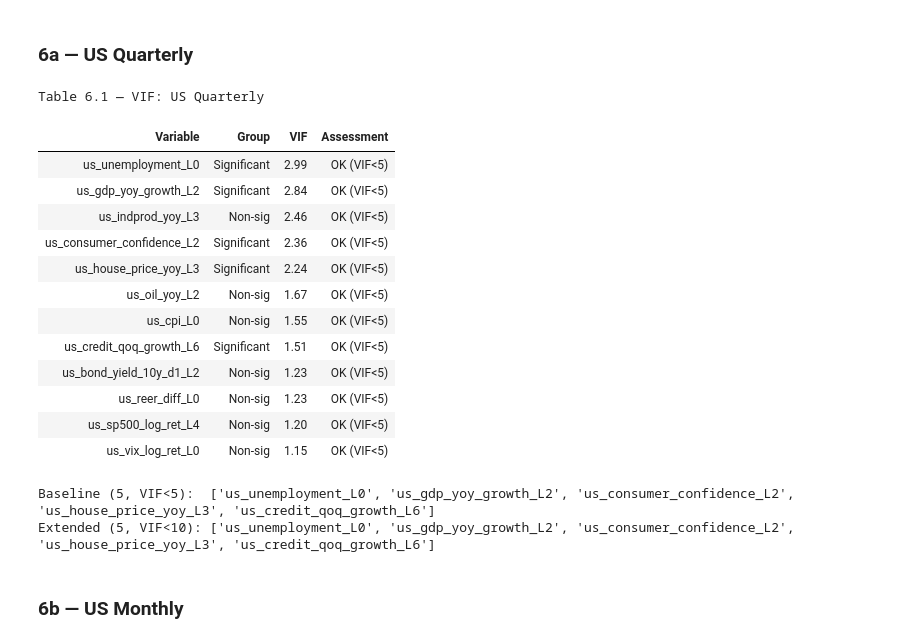
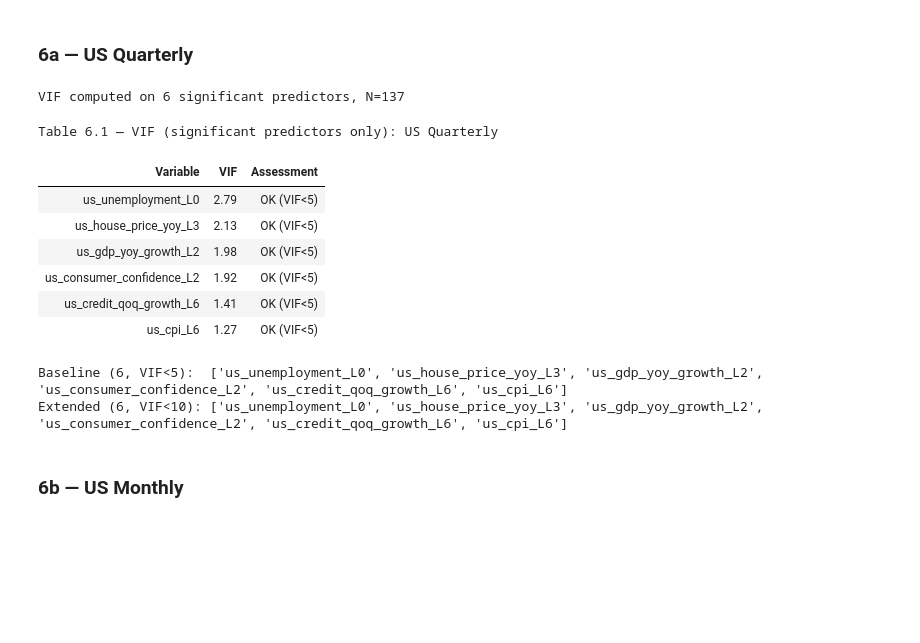
Before and after one commit to hogandan85/ST-498, a Jupyter notebook: Code/01_EDA.ipynb, the cells around one changed output. Cells and saved outputs as stored; diff of their text form; code cells hidden in the pictures; blank space fills up the shorter version.

```diff
--- a/Code/01_EDA.ipynb
+++ b/Code/01_EDA.ipynb
@@ -310,7 +308,7 @@ fig.add_hline(y=mean_val, line_dash='dash', line_color=GREY, line_width=1.5,
               annotation_position='top right', annotation_font_color=GREY)
 fig = add_recessions(fig, RECESSIONS_USM)
 for s, e in [('2007', '2010'), ('2019', '2021')]:
-    sub = df_usq[TARGET_USQ].loc[s:e].dropna()
+    sub = df_usm[TARGET_USM].loc[s:e].dropna()
     if not sub.empty:
         fig.add_annotation(x=sub.idxmax(), y=sub.max(), text=f'{sub.max():.1f}%',
             showarrow=True, arrowhead=2, arrowcolor=RED,
@@ -506,8 +503,6 @@ df_usq['us_delinquency_rate_raw'] = df_usq[TARGET].copy()
 df_usq['delinquency_spline'] = df_usq[TARGET].copy()
 covid_idx = np.where(covid_mask)[0]
 df_usq.loc[covid_mask, 'delinquency_spline'] = cs(covid_idx)
-df_usq['us_delinquency_rate'] = df_usq['delinquency_spline'].copy()
-df_usq['covid_dummy'] = covid_mask.astype(int)
 
 # Overwrite us_delinquency_rate with adjusted series so all downstream
 # notebooks inherit the correction automatically
@@ -1711,15 +1743,16 @@ multicollinearity must be evaluated as variables will actually enter the model
 def mc_block(df_m, lag_df, lag_spec, sig_vars, all_vars, prefix, label):
     non_sig   = [v for v in all_vars if v not in sig_vars]
     all_lcols = [lag_spec[v]['col'] for v in all_vars if v in lag_spec and lag_spec[v]['col'] in df_m.columns]
+    sig_lcols = [lag_spec[v]['col'] for v in sig_vars if v in lag_spec and lag_spec[v]['col'] in df_m.columns]
     non_lcols = [lag_spec[v]['col'] for v in non_sig  if v in lag_spec and lag_spec[v]['col'] in df_m.columns]
     if not all_lcols:
         print(f'No lagged columns found for {label}')
         return None, [], []
-    df_mc = df_m[all_lcols].dropna().copy()
-    corr  = df_mc.corr()
-    short = [c.replace(prefix, '').replace('_', ' ').title() for c in corr.columns]
 
-    # Correlation heatmap
+    df_corr = df_m[all_lcols].dropna().copy()
+    corr    = df_corr.corr()
+    short   = [c.replace(prefix, '').replace('_', ' ').title() for c in corr.columns]
+
     fig = go.Figure()
     fig.add_trace(go.Heatmap(z=corr.values, x=short, y=short,
         colorscale='RdBu_r', zmid=0, zmin=-1, zmax=1,
@@ -1744,27 +1777,24 @@ def mc_block(df_m, lag_df, lag_spec, sig_vars, all_vars, prefix, label):
         template=TEMPLATE, height=650, width=820, margin=dict(t=110, b=40, l=40, r=40))
     fig.show()
 
-    # VIF table
-    X_vif = sm.add_constant(df_mc.copy())
+    df_vif = df_m[sig_lcols].dropna().copy()
+    X_vif  = sm.add_constant(df_vif.copy())
     vif = pd.DataFrame({
-        'Variable':   df_mc.columns,
-        'VIF':        [variance_inflation_factor(X_vif.values, i+1) for i in range(df_mc.shape[1])],
+        'Variable': df_vif.columns,
+        'VIF':      [variance_inflation_factor(X_vif.values, i+1) for i in range(df_vif.shape[1])],
     })
     vif['VIF']        = vif['VIF'].round(2)
-    vif['Group']      = vif['Variable'].apply(lambda v: 'Non-sig' if v in non_lcols else 'Significant')
     vif['Assessment'] = vif['VIF'].apply(
         lambda v: 'OK (VIF<5)' if v < 5 else ('Moderate (5-10)' if v < 10 else 'High >10'))
     vif = vif.sort_values('VIF', ascending=False).reset_index(drop=True)
-    display(vif[['Variable', 'Group', 'VIF', 'Assessment']].style
+    print(f'VIF computed on {len(sig_lcols)} significant predictors, N={len(df_vif)}')
+    display(vif[['Variable', 'VIF', 'Assessment']].style
             .map(c_vif, subset=['VIF'])
-            .map(c_grp, subset=['Group'])
             .format({'VIF': '{:.2f}'})
-            .set_caption(f'Table 6.1 — VIF: {label}')
+            .set_caption(f'Table 6.1 — VIF (significant predictors only): {label}')
             .hide(axis='index'))
 
-    # VIF bar chart
-    bcols = [GREY if 'Non' in r['Group'] else (GREEN if r['VIF'] < 5 else (AMBER if r['VIF'] < 10 else RED))
-             for _, r in vif.iterrows()]
+    bcols = [GREEN if v < 5 else (AMBER if v < 10 else RED) for v in vif['VIF']]
     fig2 = go.Figure(go.Bar(
         x=vif['VIF'],
         y=vif['Variable'].str.replace(prefix, '').str.replace('_', ' ').str.title(),
@@ -1774,13 +1804,12 @@ def mc_block(df_m, lag_df, lag_spec, sig_vars, all_vars, prefix, label):
     fig2.add_vline(x=5,  line_dash='dash', line_color=AMBER, line_width=1.5)
     fig2.add_vline(x=10, line_dash='dash', line_color=RED,   line_width=1.5)
     fig2.update_layout(
-        title=dict(text=f'Figure 6.2 — VIF: {label}', font=dict(size=13, color=NAVY)),
+        title=dict(text=f'Figure 6.2 — VIF (significant predictors only): {label}', font=dict(size=13, color=NAVY)),
         xaxis_title='VIF', xaxis=dict(range=[0, vif['VIF'].max() + 3]),
-        template=TEMPLATE, height=500, margin=dict(t=80, b=40, l=220, r=120))
+        template=TEMPLATE, height=400, margin=dict(t=80, b=40, l=220, r=120))
     fig2.update_yaxes(autorange='reversed')
     fig2.show()
 
-    # Hierarchical clustering dendrogram
     dist = np.clip(1 - np.abs(corr.values), 0, None)
     np.fill_diagonal(dist, 0)
     Z   = linkage(squareform(dist), method='ward')
@@ -1798,8 +1827,8 @@ def mc_block(df_m, lag_df, lag_spec, sig_vars, all_vars, prefix, label):
     plt.tight_layout()
     plt.show()
 
-    FB = vif[(vif['VIF'] < 5)  & (vif['Group'] == 'Significant')]['Variable'].tolist()
-    FE = vif[(vif['VIF'] < 10) & (vif['Group'] == 'Significant')]['Variable'].tolist()
+    FB = vif[vif['VIF'] < 5]['Variable'].tolist()
+    FE = vif[vif['VIF'] < 10]['Variable'].tolist()
     print(f'Baseline ({len(FB)}, VIF<5):  {FB}')
     print(f'Extended ({len(FE)}, VIF<10): {FE}')
     return vif, FB, FE
@@ -1812,24 +1841,19 @@ Multicollinearity functions defined.
 # %%
 vif_usq, FB_USQ, FE_USQ = mc_block(
     df_model_usq, lag_df_usq, lag_spec_usq,
-    SIG_VARS_USQ, lag_df_usq['Variable'].tolist(), PREFIX_USQ, 'US Quarterly')
+    STAGE2_REGRESSORS_USQ, lag_df_usq['Variable'].tolist(), PREFIX_USQ, 'US Quarterly')
 # %% [output]
-Table 6.1 — VIF: US Quarterly
+VIF computed on 6 significant predictors, N=137
+Table 6.1 — VIF (significant predictors only): US Quarterly
-| Variable | Group | VIF | Assessment |
-| us_unemployment_L0 | Significant | 2.99 | OK (VIF<5) |
-| us_gdp_yoy_growth_L2 | Significant | 2.84 | OK (VIF<5) |
-| us_indprod_yoy_L3 | Non-sig | 2.46 | OK (VIF<5) |
-| us_consumer_confidence_L2 | Significant | 2.36 | OK (VIF<5) |
-| us_house_price_yoy_L3 | Significant | 2.24 | OK (VIF<5) |
-| us_oil_yoy_L2 | Non-sig | 1.67 | OK (VIF<5) |
-| us_cpi_L0 | Non-sig | 1.55 | OK (VIF<5) |
-| us_credit_qoq_growth_L6 | Significant | 1.51 | OK (VIF<5) |
-| us_bond_yield_10y_d1_L2 | Non-sig | 1.23 | OK (VIF<5) |
-| us_reer_diff_L0 | Non-sig | 1.23 | OK (VIF<5) |
-| us_sp500_log_ret_L4 | Non-sig | 1.20 | OK (VIF<5) |
-| us_vix_log_ret_L0 | Non-sig | 1.15 | OK (VIF<5) |
+| Variable | VIF | Assessment |
+| us_unemployment_L0 | 2.79 | OK (VIF<5) |
+| us_house_price_yoy_L3 | 2.13 | OK (VIF<5) |
+| us_gdp_yoy_growth_L2 | 1.98 | OK (VIF<5) |
+| us_consumer_confidence_L2 | 1.92 | OK (VIF<5) |
+| us_credit_qoq_growth_L6 | 1.41 | OK (VIF<5) |
+| us_cpi_L6 | 1.27 | OK (VIF<5) |
-Baseline (5, VIF<5):  ['us_unemployment_L0', 'us_gdp_yoy_growth_L2', 'us_consumer_confidence_L2', 'us_house_price_yoy_L3', 'us_credit_qoq_growth_L6']
-Extended (5, VIF<10): ['us_unemployment_L0', 'us_gdp_yoy_growth_L2', 'us_consumer_confidence_L2', 'us_house_price_yoy_L3', 'us_credit_qoq_growth_L6']
+Baseline (6, VIF<5):  ['us_unemployment_L0', 'us_house_price_yoy_L3', 'us_gdp_yoy_growth_L2', 'us_consumer_confidence_L2', 'us_credit_qoq_growth_L6', 'us_cpi_L6']
+Extended (6, VIF<10): ['us_unemployment_L0', 'us_house_price_yoy_L3', 'us_gdp_yoy_growth_L2', 'us_consumer_confidence_L2', 'us_credit_qoq_growth_L6', 'us_cpi_L6']
 # %% [markdown]
 ### 6b — US Monthly
 # %%
```
Also changed, not shown: parts of 24 cells of this notebook, 3 other files.
